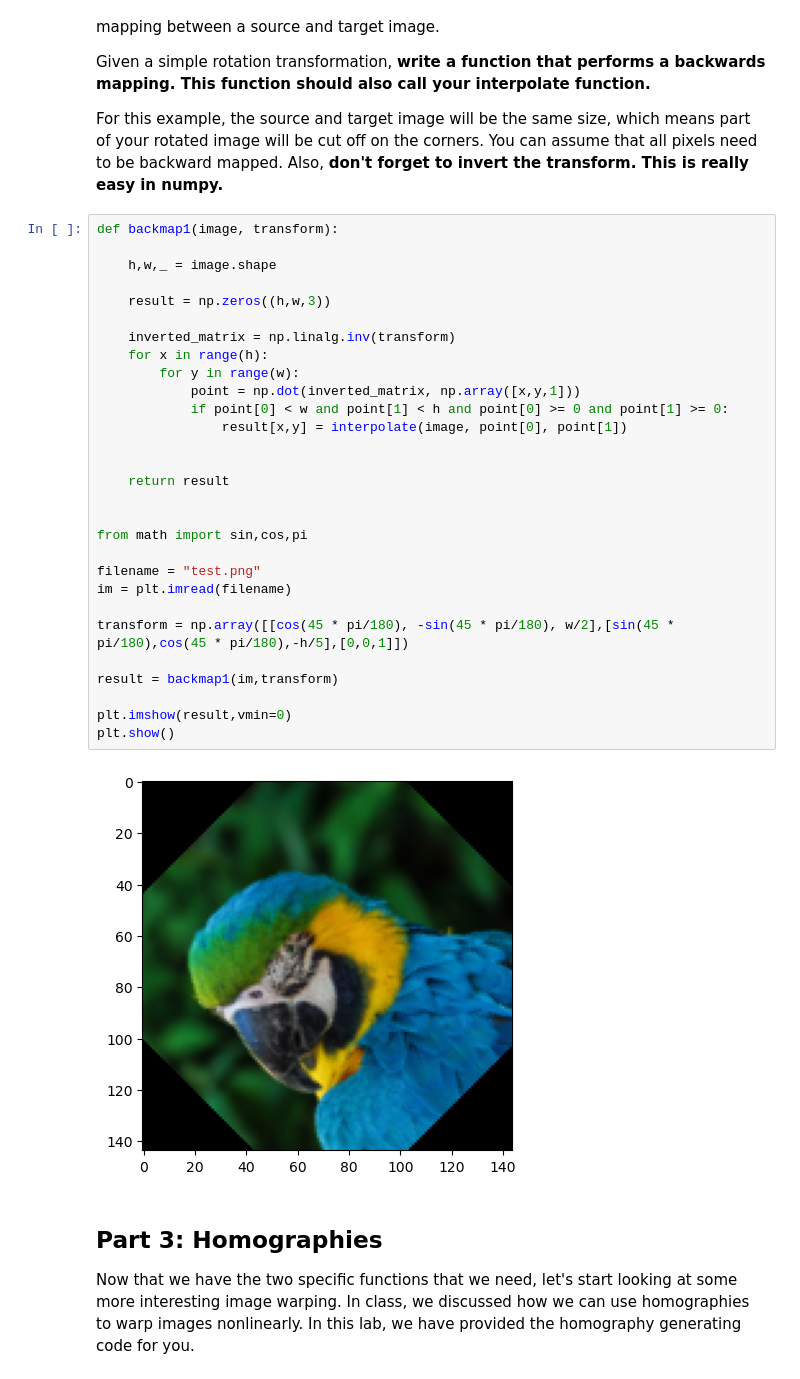
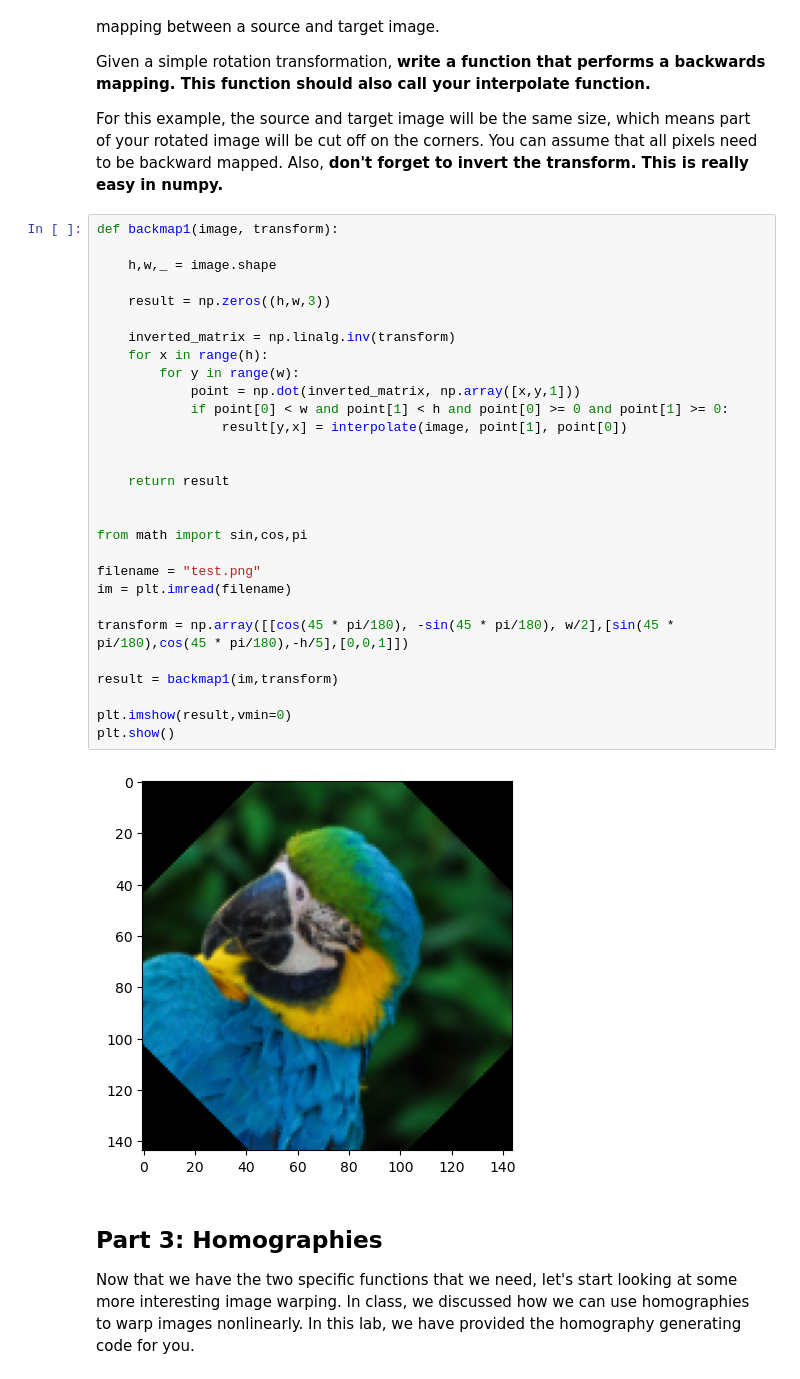
Before and after one commit to tristan-brown1/CS-355, a Jupyter notebook: Lab9/Lab9-ImageWarping-v2.ipynb, the cells around one changed output. Drawn from its saved outputs; the diff is of its cells as text.

```diff
--- a/Lab9/Lab9-ImageWarping-v2.ipynb
+++ b/Lab9/Lab9-ImageWarping-v2.ipynb
@@ -85,34 +85,34 @@ For this example, the source and target image will be the same size, which means
 # %%
 def backmap1(image, transform):
 
     h,w,_ = image.shape
 
     result = np.zeros((h,w,3))
 
     inverted_matrix = np.linalg.inv(transform)
     for x in range(h):
         for y in range(w):
             point = np.dot(inverted_matrix, np.array([x,y,1]))
             if point[0] < w and point[1] < h and point[0] >= 0 and point[1] >= 0:
-                result[x,y] = interpolate(image, point[0], point[1])
+                result[y,x] = interpolate(image, point[1], point[0])
 
 
     return result
 
 
 from math import sin,cos,pi
 
 filename = "test.png"
 im = plt.imread(filename)
 
 transform = np.array([[cos(45 * pi/180), -sin(45 * pi/180), w/2],[sin(45 * pi/180),cos(45 * pi/180),-h/5],[0,0,1]])
 
 result = backmap1(im,transform)
 
 plt.imshow(result,vmin=0)
 plt.show()
 # %% [output]
-[figure, old version]
+[figure, new version]
 # %% [markdown]
 ## Part 3: Homographies
 
```
